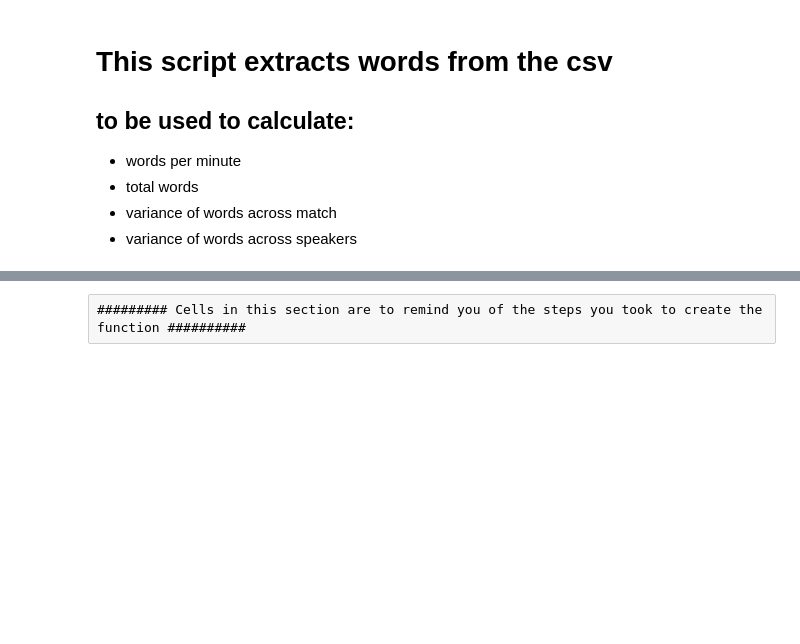
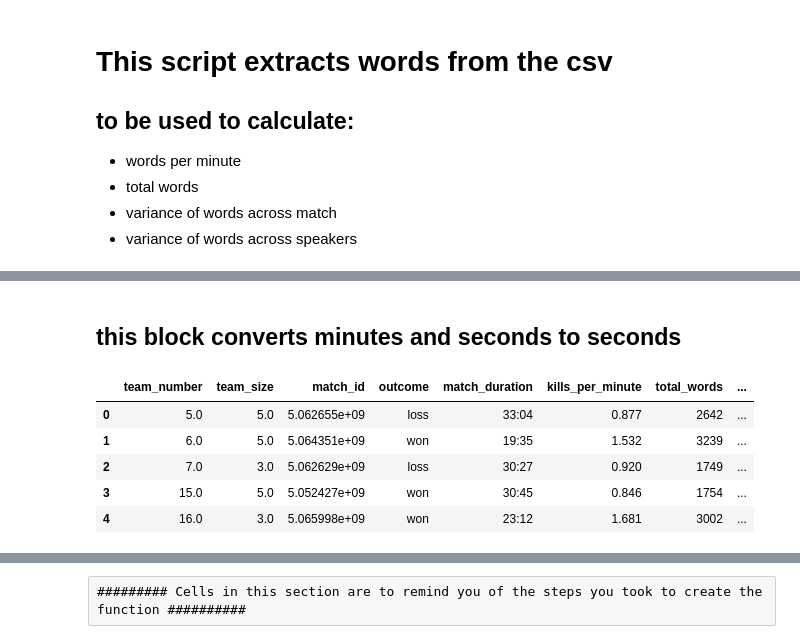
Before and after one commit to evelyntan/scripts, a Jupyter notebook: extract-words-from-transcript.ipynb, the cells around one changed output, grey strips where cells are left out. Saved outputs shown, nothing was run; the diff lists cells and outputs as text; code cells hidden in the pictures; blank space fills up the shorter version.

```diff
--- a/extract-words-from-transcript.ipynb
+++ b/extract-words-from-transcript.ipynb
@@ -95,3 +159,24 @@ team_num_and_total_words_df
+# %% [markdown]
+## this block converts minutes and seconds to seconds
+# %%
+# convert match duration from minutes and seconds to seconds
+from datetime import timedelta
+
+def seconder(x):
+    mins, secs = map(float, x.split(':'))
+    td = timedelta(minutes=mins, seconds=secs)
+    return td.total_seconds()
+
+merged_df['match_duration_in_seconds'] = merged_df['match_duration'].apply(seconder)
+
+merged_df.head()
+# %% [output]
+|  | team_number | team_size | match_id | outcome | match_duration | kills_per_minute | total_words | ... |
+| 0 | 5.0 | 5.0 | 5.062655e+09 | loss | 33:04 | 0.877 | 2642 | ... |
+| 1 | 6.0 | 5.0 | 5.064351e+09 | won | 19:35 | 1.532 | 3239 | ... |
+| 2 | 7.0 | 3.0 | 5.062629e+09 | loss | 30:27 | 0.920 | 1749 | ... |
+| 3 | 15.0 | 5.0 | 5.052427e+09 | won | 30:45 | 0.846 | 1754 | ... |
+| 4 | 16.0 | 3.0 | 5.065998e+09 | won | 23:12 | 1.681 | 3002 | ... |
 # %%
 # combine all the words into one long string
 full_combined_transcript = " ".join(cleaned_word_list)
```
Also changed, not shown: parts of 18 cells of this notebook.
